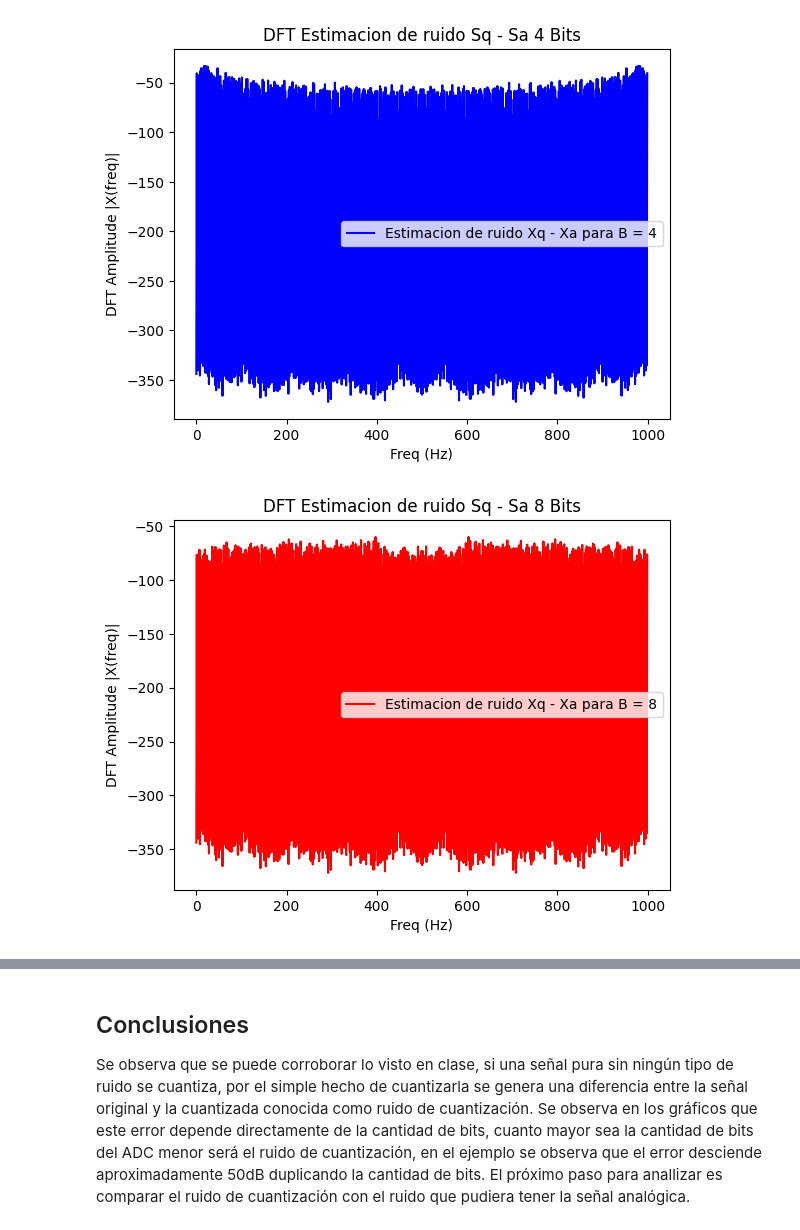
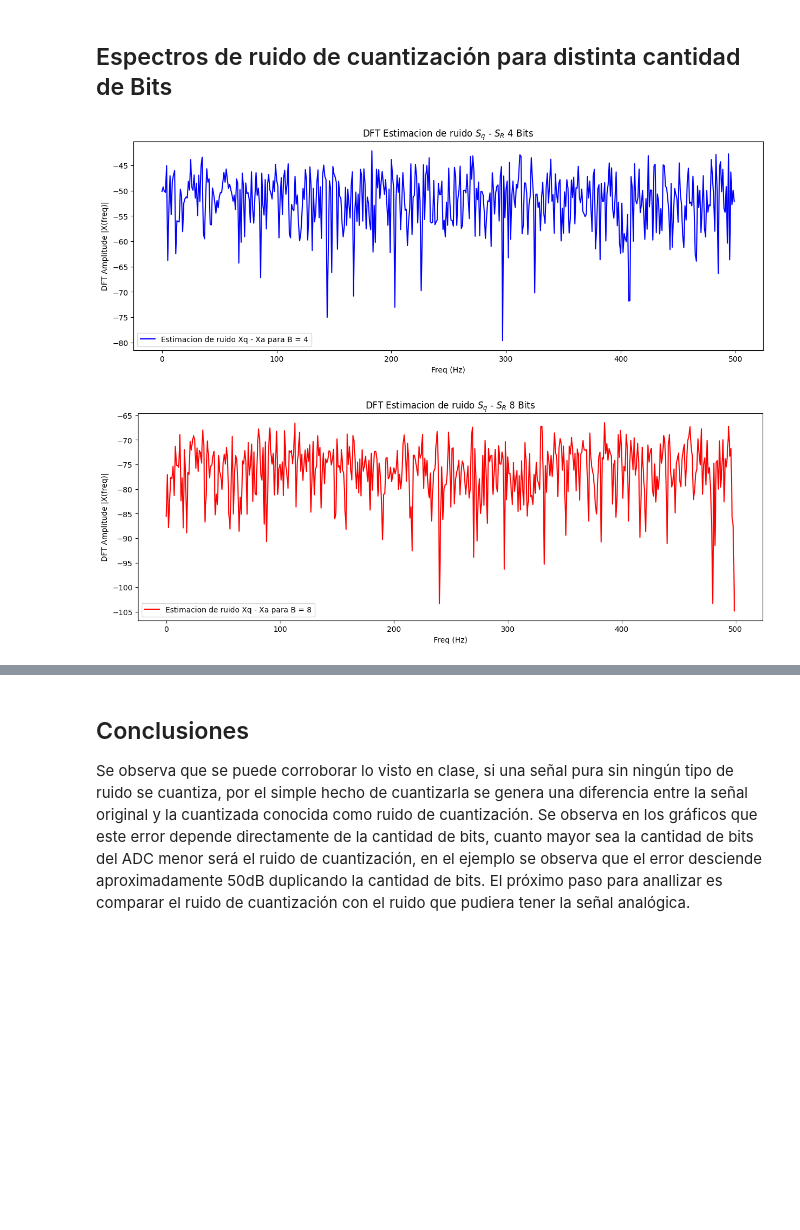
Before and after one commit to IgnacioZic/PDS, a Jupyter notebook: Entrega_3/Entrega_3.ipynb, the cells around one changed output, grey strips where cells are left out. Drawn from its saved outputs; the diff is of its cells as text; code cells hidden in the pictures; blank space fills up the shorter version.

```diff
--- a/Entrega_3/Entrega_3.ipynb
+++ b/Entrega_3/Entrega_3.ipynb
@@ -18,14 +20,14 @@ Fs = 1000.0 # frecuencia de muestreo (Hz)
 N = 1000   # cantidad de muestras
 ts = 1/Fs # tiempo de muestreo
 df = Fs/N # resolución espectral
-Ac =1.0 #2**0.5 #Amplitud
+Ac =2**0.5 #Amplitud
 DC = 0 #Valor Contínua
 tita = 0 #Defasaje
-SNR = 97 # SNR en dB
+SNR = 60 # SNR en dB
 sigma = (10**(-SNR/10)) #Varianza
 desvio = sigma**0.5 #Desvío Estándar
 B = 4 #Número de Bits
-fc = 0.8 #Factor de Carga para no tener saturación del ADC por ruido en el pico de la señal
+fc = 1#0.8 #Factor de Carga para no tener saturación del ADC por ruido en el pico de la señal
 Vref = 2#Ac/fc #Tensión de referencia del ADC
 #q = Vref/(2**(B-1))
 # %%
@@ -98,35 +111,38 @@ e3 = ssq3 - ss
+# %% [markdown]
+## Espectros de ruido de cuantización para distinta cantidad de Bits
 # %%
 TFFE1=np.fft.fft(e1)/N#Espectro de la estimacion de ruido de cuantizacion
 mod1=10*np.log10(2*np.abs(TFFE1)**2)
+tt2=tt[0:N//2]
 
-plt.figure("DFT Estimacion de ruido Sq-Sa Caso 1")
-plt.title('DFT Estimacion de ruido Sq - Sa 4 Bits')
-plt.plot(tt*len(tt)*df, mod1,color = 'b',label=f"Estimacion de ruido Xq - Xa para B = {B}")
+plt.figure("DFT Estimacion de ruido Sq-Sa Caso 1",figsize=(15, 5))
+plt.title(f'DFT Estimacion de ruido $S_q$ - $S_R$ 4 Bits')
+plt.plot(tt2*len(tt2)*df*2, mod1[0:N//2],color = 'b',label=f"Estimacion de ruido Xq - Xa para B = {B}")
 plt.xlabel('Freq (Hz)')
 plt.ylabel('DFT Amplitude |X(freq)|')
 plt.legend()
 plt.show()
 
 TFFE2=np.fft.fft(e2)/N#Espectro de la estimacion de ruido de cuantizacion
 mod2=10*np.log10(2*np.abs(TFFE2)**2)
 
-plt.figure("DFT Estimacion de ruido Sq-Sa Caso 2")
-plt.title('DFT Estimacion de ruido Sq - Sa 8 Bits')
-plt.plot(tt*len(tt)*df, mod2,color = 'r',label=f"Estimacion de ruido Xq - Xa para B = {2*B}")
+plt.figure("DFT Estimacion de ruido Sq-Sa Caso 2",figsize=(15, 5))
+plt.title(f'DFT Estimacion de ruido $S_q$ - $S_R$ 8 Bits')
+plt.plot(tt2*len(tt2)*df*2, mod2[0:N//2],color = 'r',label=f"Estimacion de ruido Xq - Xa para B = {2*B}")
 plt.xlabel('Freq (Hz)')
 plt.ylabel('DFT Amplitude |X(freq)|')
 plt.legend()
 plt.show()
 TFFE3=np.fft.fft(e3)/N#Espectro de la estimacion de ruido de cuantizacion
 mod3=10*np.log10(2*np.abs(TFFE3)**2)
 
-plt.figure("DFT Estimacion de ruido Sq-Sa Caso 3")
-plt.title('DFT Estimacion de ruido Sq - Sa 16 Bits')
-plt.plot(tt*len(tt)*df, mod3,color = 'g',label=f"Estimacion de ruido Xq - Xa para B = {4*B}")
+plt.figure("DFT Estimacion de ruido Sq-Sa Caso 3",figsize=(15, 5))
+plt.title(f'DFT Estimacion de ruido $S_q$ - $S_R$ 16 Bits')
+plt.plot(tt2*len(tt2)*df*2, mod3[0:N//2],color = 'g',label=f"Estimacion de ruido Xq - Xa para B = {4*B}")
 plt.xlabel('Freq (Hz)')
 plt.ylabel('DFT Amplitude |X(freq)|')
 plt.legend()
 plt.show()
 # %% [output]
-[figure, old version]
+[figure, new version]
-[figure, old version]
+[figure, new version]
```
Also changed, not shown: parts of 5 cells of this notebook.
